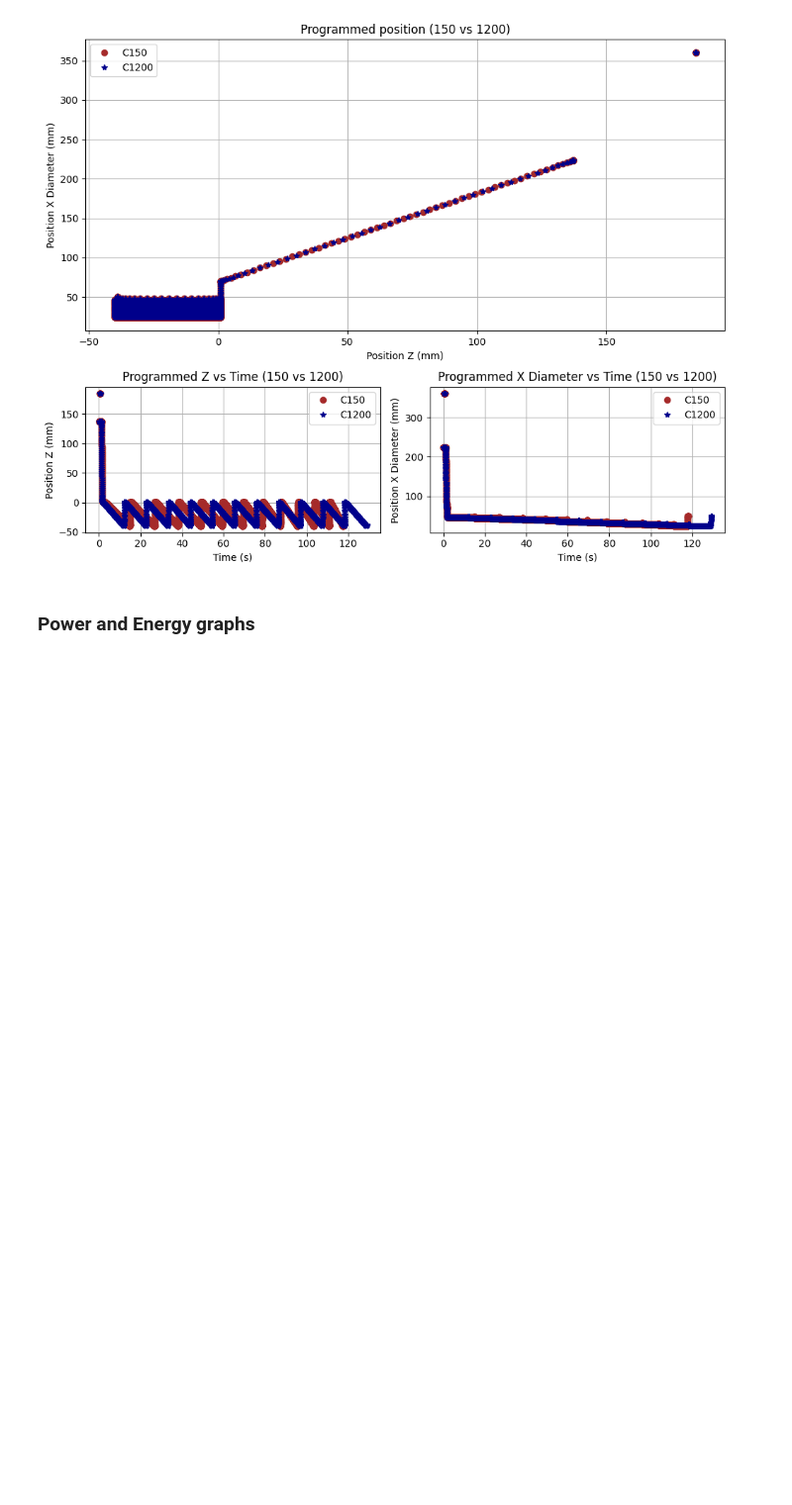
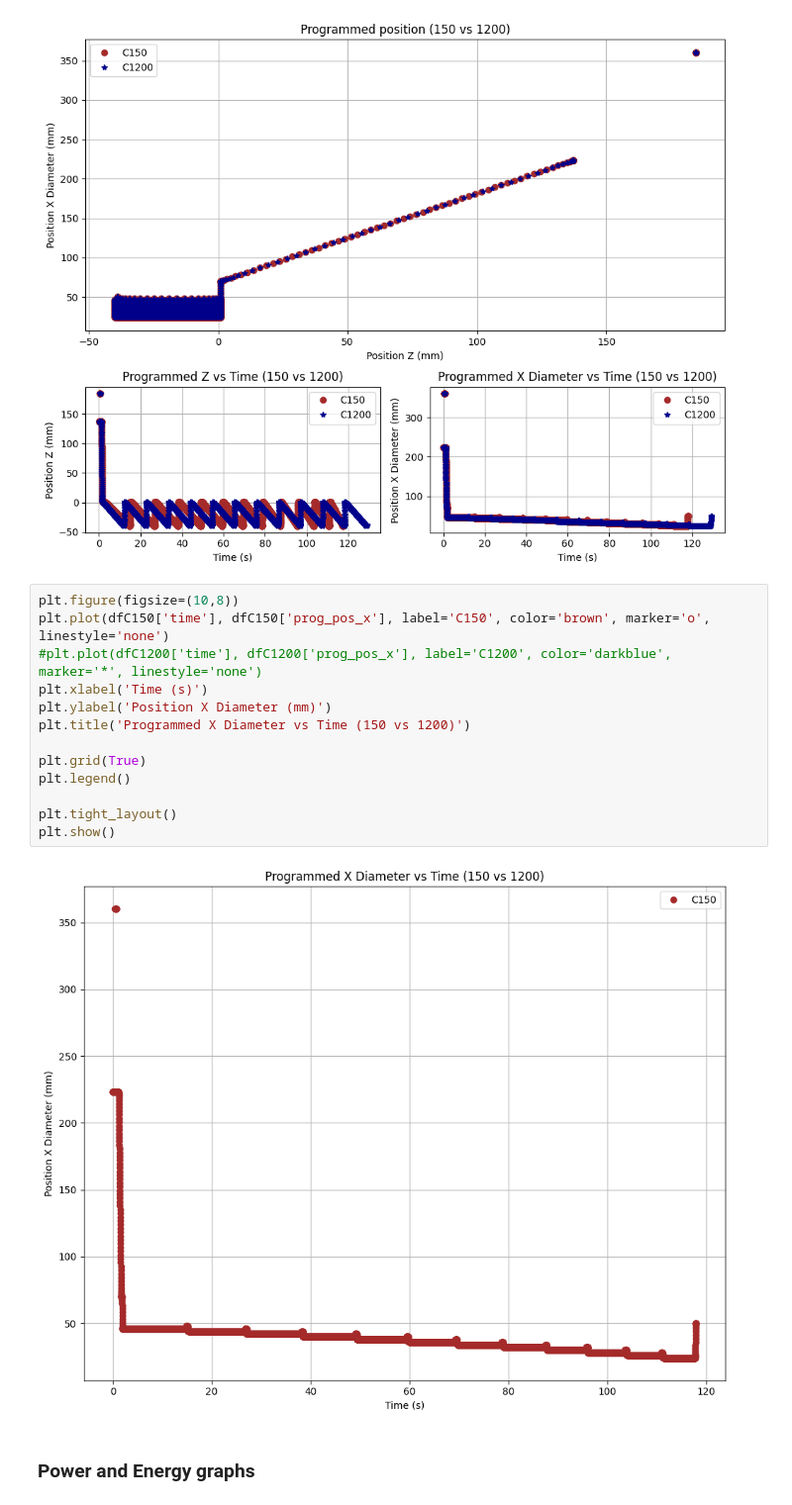
Before and after one commit to PaoloRos/MASSMa, a Jupyter notebook: turning_datas/chapter_2025-main/turn_data.ipynb, the cells around one changed output. Shown at 99% size. Cells and saved outputs as stored; diff of their text form; blank space fills up the shorter version.

```diff
--- a/turning_datas/chapter_2025-main/turn_data.ipynb
+++ b/turning_datas/chapter_2025-main/turn_data.ipynb
@@ -122,6 +122,21 @@ plt.tight_layout()
 plt.show()
 # %% [output]
 [figure]
+# %%
+plt.figure(figsize=(10,8))
+plt.plot(dfC150['time'], dfC150['prog_pos_x'], label='C150', color='brown', marker='o', linestyle='none')
+#plt.plot(dfC1200['time'], dfC1200['prog_pos_x'], label='C1200', color='darkblue', marker='*', linestyle='none')
+plt.xlabel('Time (s)')
+plt.ylabel('Position X Diameter (mm)')
+plt.title('Programmed X Diameter vs Time (150 vs 1200)')
+
+plt.grid(True)
+plt.legend()
+
+plt.tight_layout()
+plt.show()
+# %% [output]
+[figure, added]
 # %% [markdown]
 ### Power and Energy graphs
 # %%
```
Also changed, not shown: parts of 3 cells of this notebook, 2 other files.
